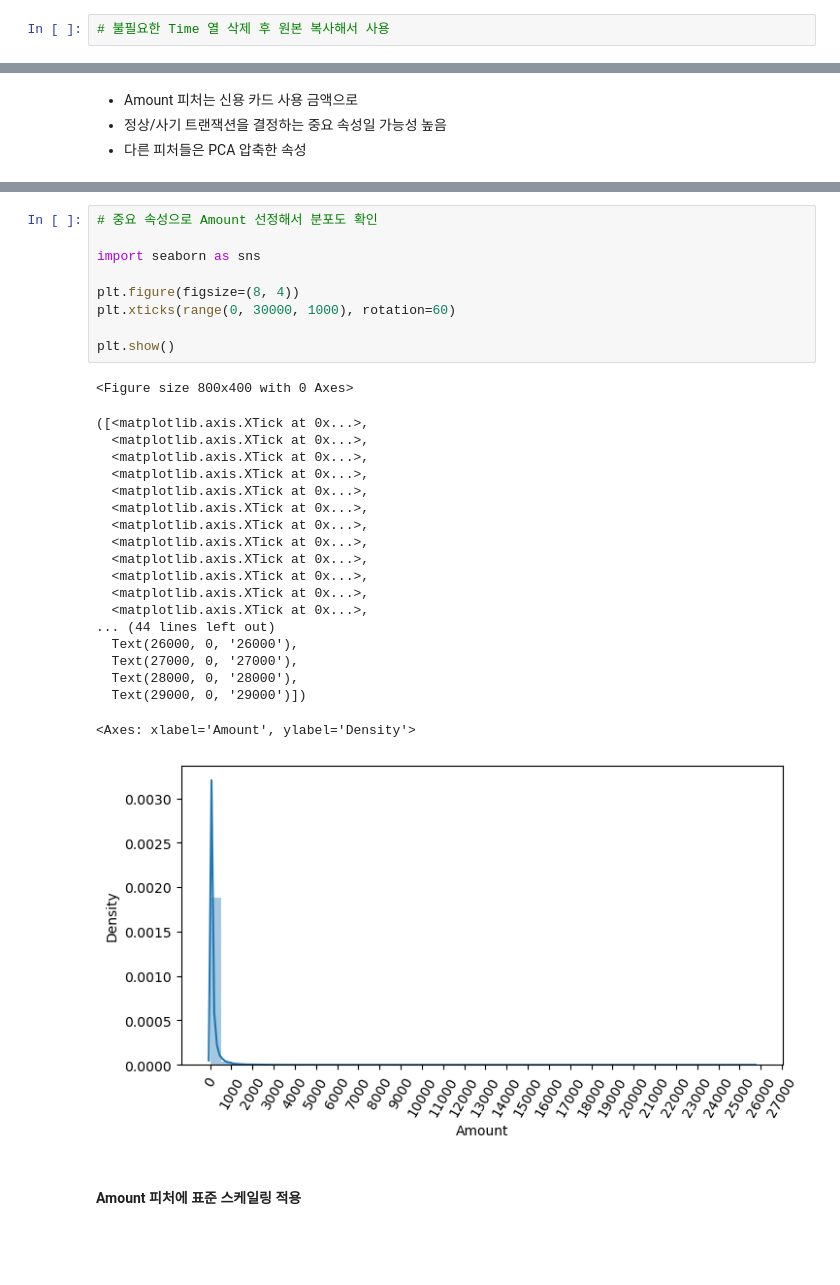
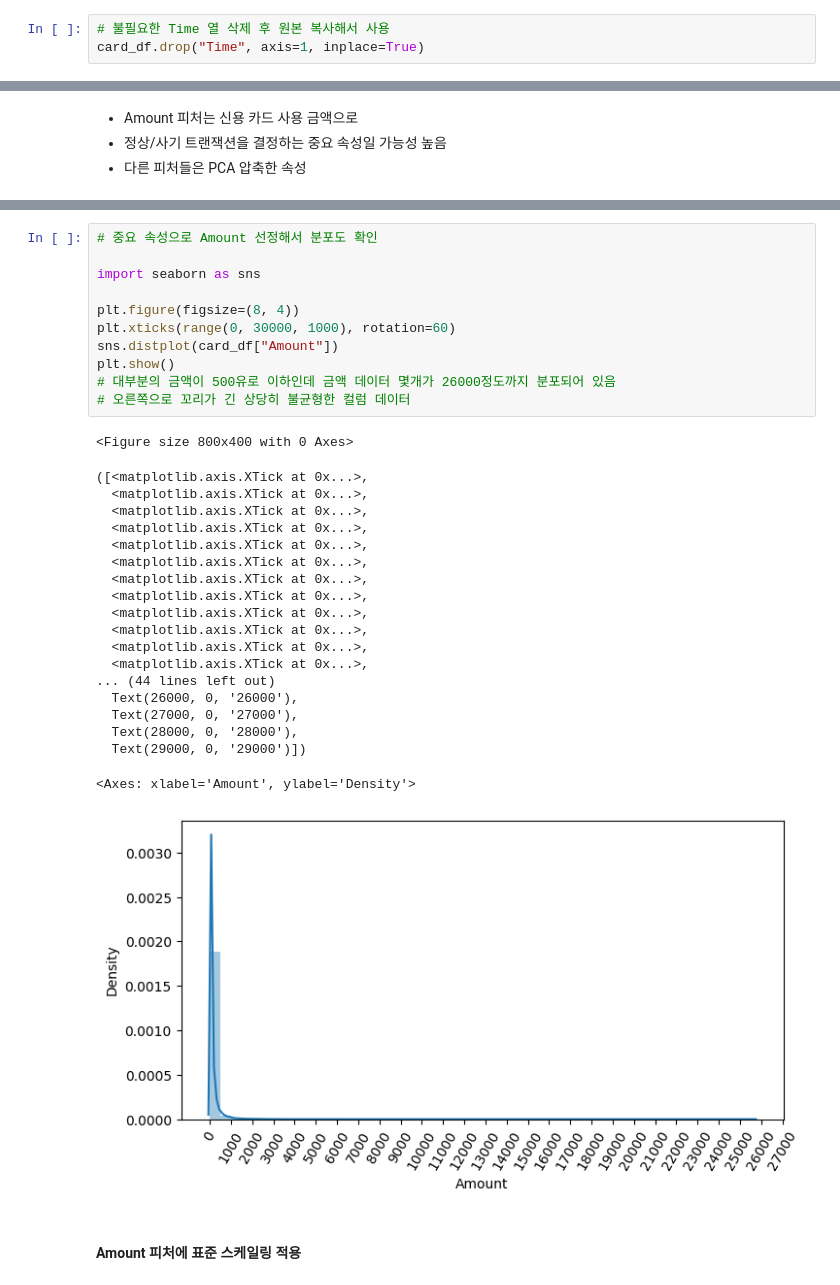
Before and after one commit to ahnyoungjoon00/a_data_engineer, a Jupyter notebook: j_dsde/DS/수업용0207/머신러닝/머신러닝17_분류 실습-신용카드_사기검출.ipynb, the cells around one changed output, grey strips where cells are left out. Drawn from its saved outputs; the diff is of its cells as text; blank space fills up the shorter version.

```diff
--- a/j_dsde/DS/수업용0207/머신러닝/머신러닝17_분류 실습-신용카드_사기검출.ipynb
+++ b/j_dsde/DS/수업용0207/머신러닝/머신러닝17_분류 실습-신용카드_사기검출.ipynb
@@ -124,2 +147,3 @@ Name: count, dtype: int64
 # %%
 # 불필요한 Time 열 삭제 후 원본 복사해서 사용
+card_df.drop("Time", axis=1, inplace=True)
@@ -235,32 +265,34 @@ Name: Amount, dtype: float64
 # %%
 # 중요 속성으로 Amount 선정해서 분포도 확인
 
 import seaborn as sns
 
 plt.figure(figsize=(8, 4))
 plt.xticks(range(0, 30000, 1000), rotation=60)
-
+sns.distplot(card_df["Amount"])
 plt.show()
+# 대부분의 금액이 500유로 이하인데 금액 데이터 몇개가 26000정도까지 분포되어 있음
+# 오른쪽으로 꼬리가 긴 상당히 불균형한 컬럼 데이터
 # %% [output]
 <Figure size 800x400 with 0 Axes>
 ([<matplotlib.axis.XTick at 0x...>,
   <matplotlib.axis.XTick at 0x...>,
   <matplotlib.axis.XTick at 0x...>,
   <matplotlib.axis.XTick at 0x...>,
   <matplotlib.axis.XTick at 0x...>,
   <matplotlib.axis.XTick at 0x...>,
   <matplotlib.axis.XTick at 0x...>,
   <matplotlib.axis.XTick at 0x...>,
   <matplotlib.axis.XTick at 0x...>,
   <matplotlib.axis.XTick at 0x...>,
   <matplotlib.axis.XTick at 0x...>,
   <matplotlib.axis.XTick at 0x...>,
 ... (44 lines left out)
   Text(26000, 0, '26000'),
   Text(27000, 0, '27000'),
   Text(28000, 0, '28000'),
   Text(29000, 0, '29000')])
 <Axes: xlabel='Amount', ylabel='Density'>
-[figure, old version]
+[figure, new version]
 # %% [markdown]
 ####  Amount 피처에 표준 스케일링 적용
```
Also changed, not shown: parts of 44 cells of this notebook, 8 other files.
